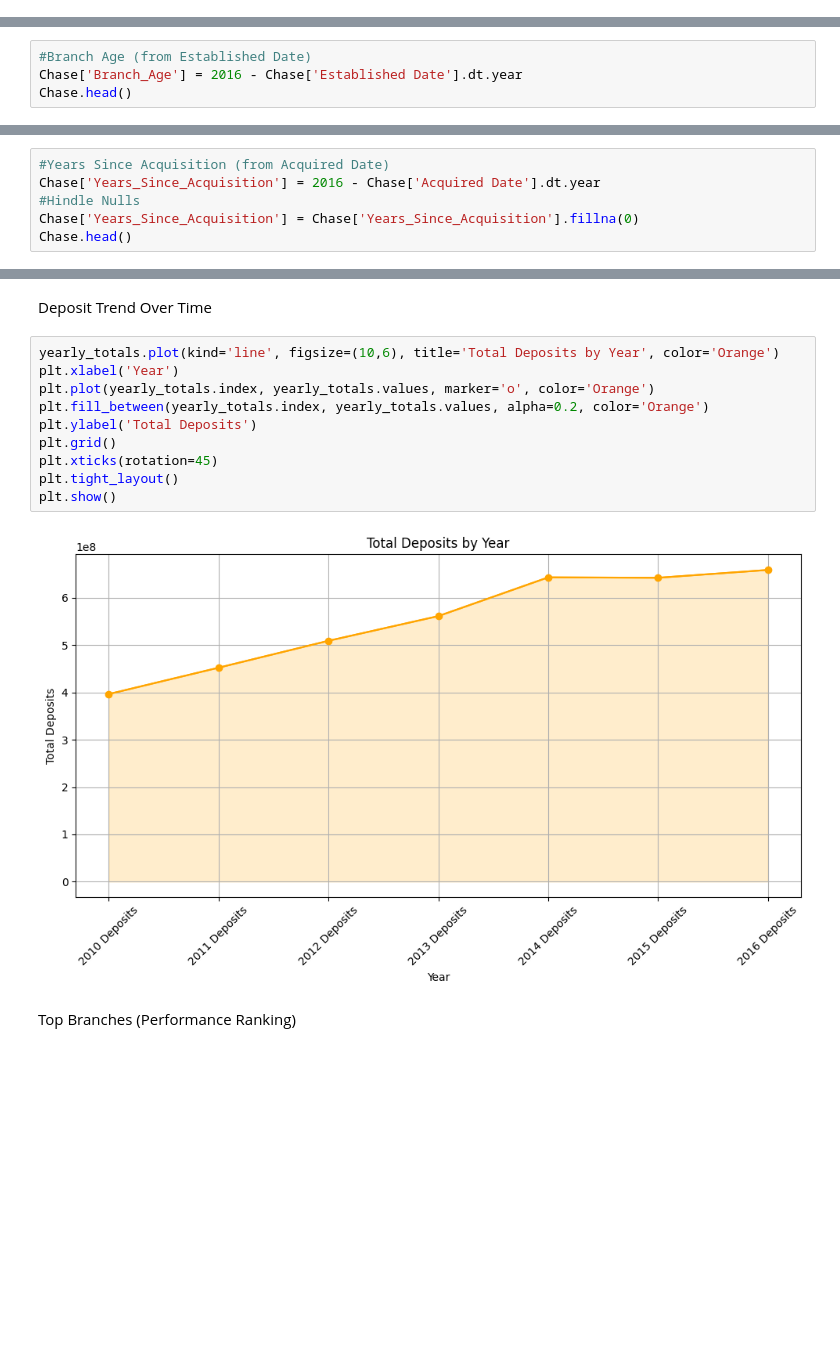
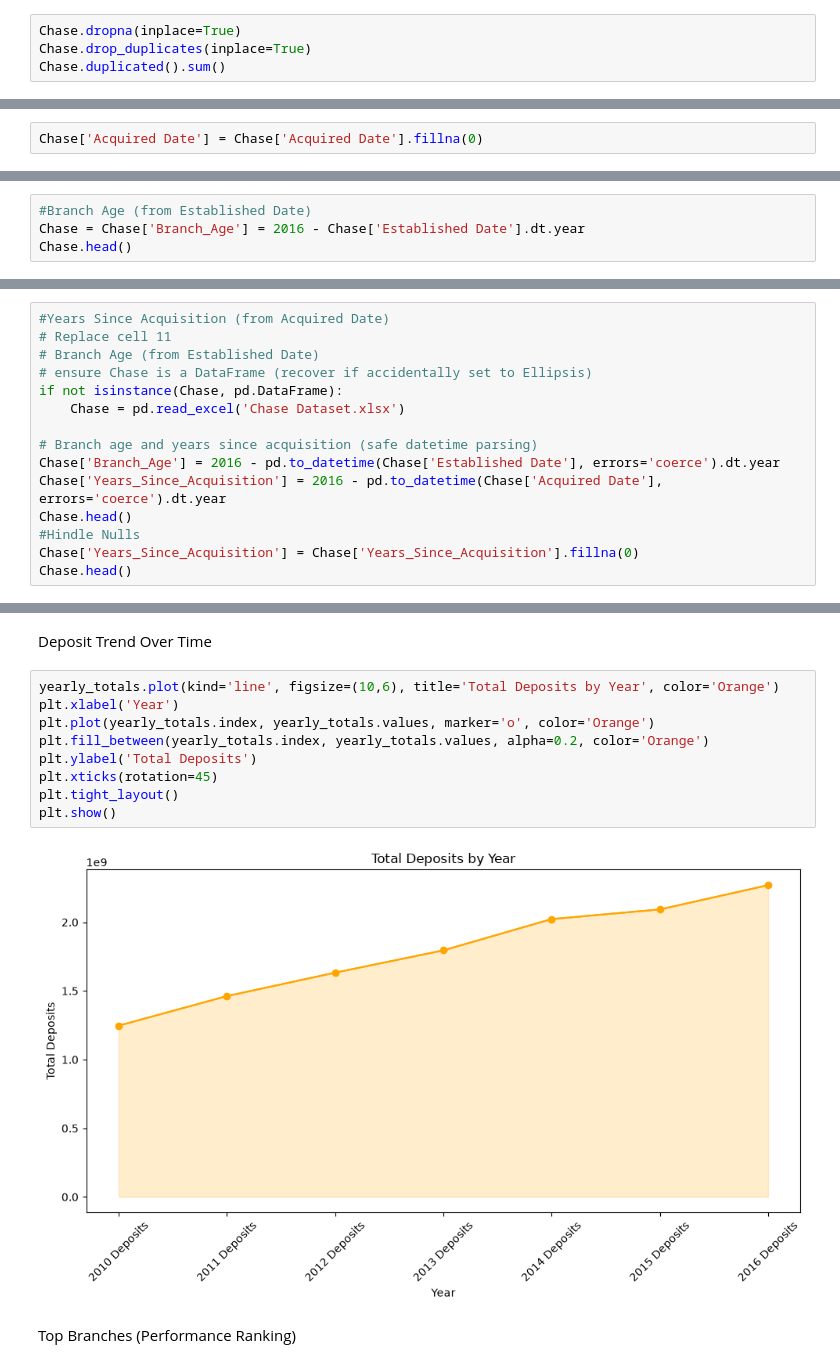
Before and after one commit to KeigoDev/Python-Cleaning-Visualization-JPChase, a Jupyter notebook: Data Cleaning.ipynb, the cells around one changed output, grey strips where cells are left out. Saved outputs shown, nothing was run; the diff lists cells and outputs as text; blank space fills up the shorter version.

```diff
--- a/Data Cleaning.ipynb
+++ b/Data Cleaning.ipynb
@@ -40 +40,5 @@ dtypes: float64(8), int64(4), object(8)
 memory usage: 845.9+ KB
+# %%
+Chase.dropna(inplace=True)
+Chase.drop_duplicates(inplace=True)
+Chase.duplicated().sum()
@@ -41,3 +47,5 @@ memory usage: 845.9+ KB
+# %%
+Chase['Acquired Date'] = Chase['Acquired Date'].fillna(0)
 # %% [markdown]
 Entries(Rows), Columns
 # %%
@@ -119,6 +127,6 @@ memory usage: 717.2+ KB
 View
 # %%
 #Branch Age (from Established Date)
-Chase['Branch_Age'] = 2016 - Chase['Established Date'].dt.year
+Chase = Chase['Branch_Age'] = 2016 - Chase['Established Date'].dt.year
 Chase.head()
 # %% [output]
@@ -132,6 +139,15 @@ Chase.head()
 # %%
 #Years Since Acquisition (from Acquired Date)
-Chase['Years_Since_Acquisition'] = 2016 - Chase['Acquired Date'].dt.year
+# Replace cell 11
+# Branch Age (from Established Date)
+# ensure Chase is a DataFrame (recover if accidentally set to Ellipsis)
+if not isinstance(Chase, pd.DataFrame):
+    Chase = pd.read_excel('Chase Dataset.xlsx')
+
+# Branch age and years since acquisition (safe datetime parsing)
+Chase['Branch_Age'] = 2016 - pd.to_datetime(Chase['Established Date'], errors='coerce').dt.year
+Chase['Years_Since_Acquisition'] = 2016 - pd.to_datetime(Chase['Acquired Date'], errors='coerce').dt.year
+Chase.head()
 #Hindle Nulls
 Chase['Years_Since_Acquisition'] = Chase['Years_Since_Acquisition'].fillna(0)
 Chase.head()
@@ -282,15 +298,14 @@ Deposit Trend Over Time
 # %%
 yearly_totals.plot(kind='line', figsize=(10,6), title='Total Deposits by Year', color='Orange')
 plt.xlabel('Year')
 plt.plot(yearly_totals.index, yearly_totals.values, marker='o', color='Orange')
 plt.fill_between(yearly_totals.index, yearly_totals.values, alpha=0.2, color='Orange')
 plt.ylabel('Total Deposits')
-plt.grid()
 plt.xticks(rotation=45)
 plt.tight_layout()
 plt.show()
 # %% [output]
-[figure, old version]
+[figure, new version]
 # %% [markdown]
 Top Branches (Performance Ranking)
 # %%
```
Also changed, not shown: parts of 21 cells of this notebook.
